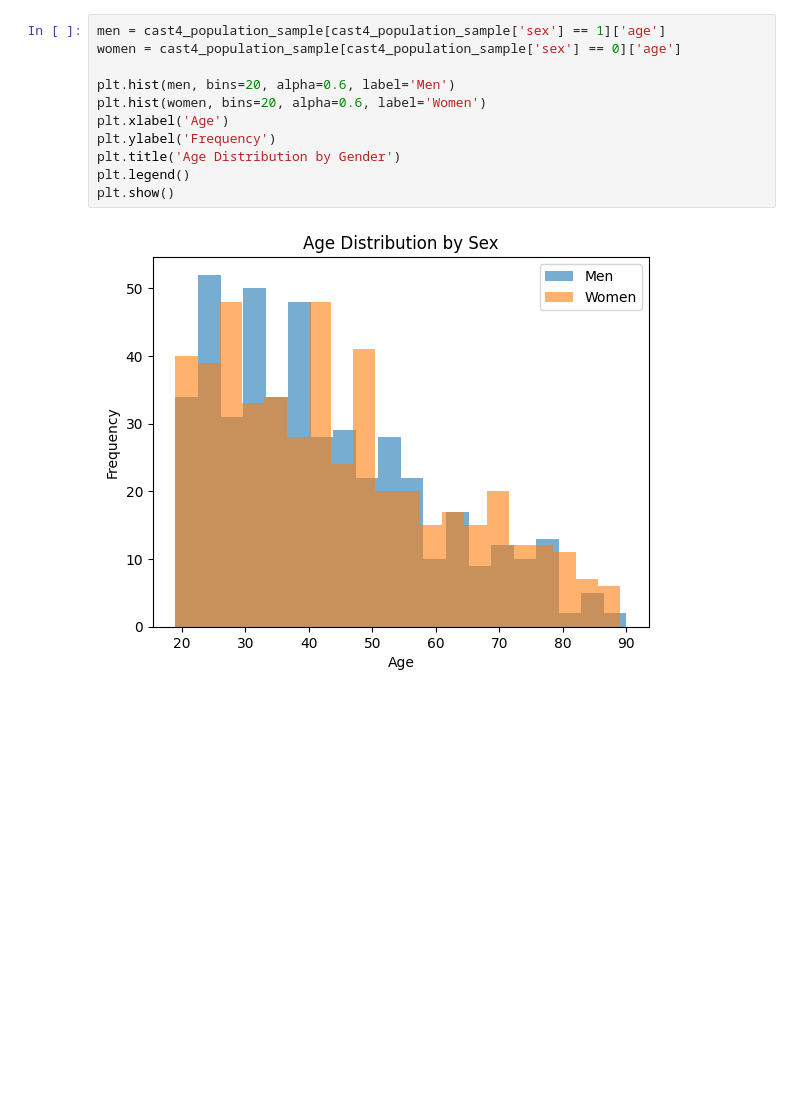
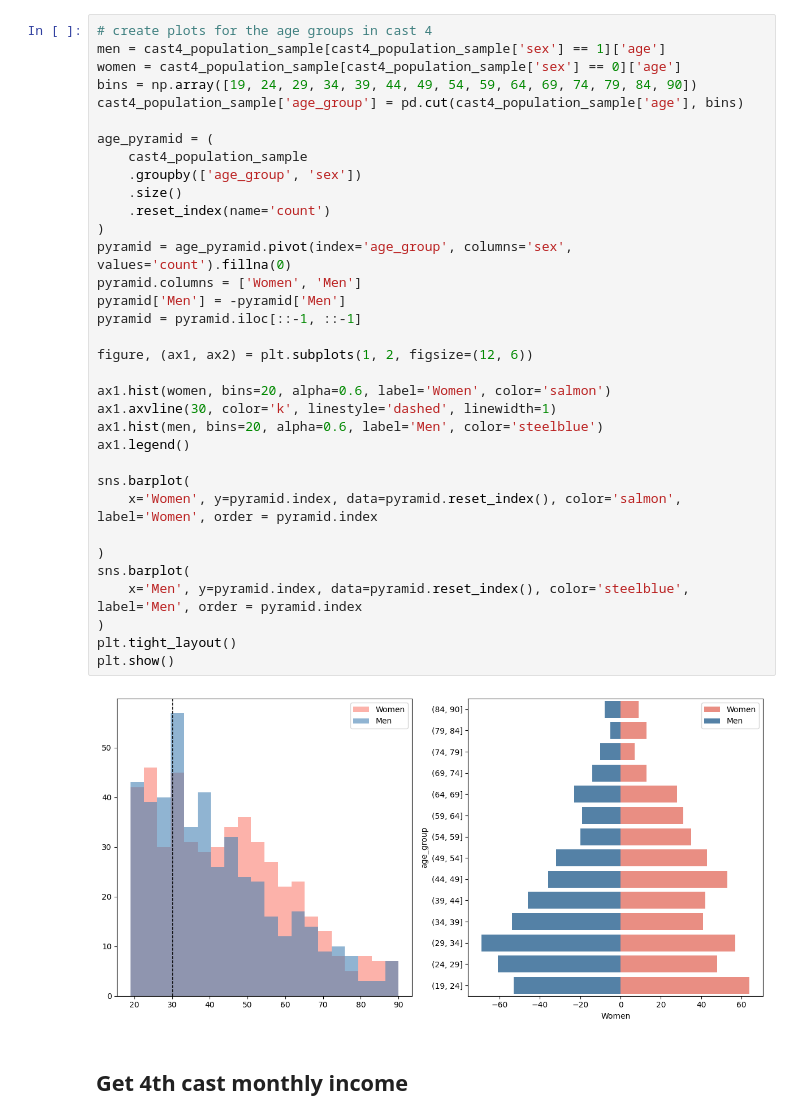
Before and after one commit to brownepres/world_building, a Jupyter notebook: simulate_population.ipynb, the cells around one changed output. Saved outputs shown, nothing was run; the diff lists cells and outputs as text; blank space fills up the shorter version.

Commit message:
finalized fourth cast age and gender simulation

```diff
--- a/simulate_population.ipynb
+++ b/simulate_population.ipynb
@@ -63,13 +66,38 @@ cast4_population_sample.head()
-# %%
-men = cast4_population_sample[cast4_population_sample['sex'] == 1]['age']
-women = cast4_population_sample[cast4_population_sample['sex'] == 0]['age']
-
-plt.hist(men, bins=20, alpha=0.6, label='Men')
-plt.hist(women, bins=20, alpha=0.6, label='Women')
-plt.xlabel('Age')
-plt.ylabel('Frequency')
-plt.title('Age Distribution by Gender')
-plt.legend()
-plt.show()
-# %% [output]
-[figure, removed]
+# %%
+# create plots for the age groups in cast 4
+men = cast4_population_sample[cast4_population_sample['sex'] == 1]['age']
+women = cast4_population_sample[cast4_population_sample['sex'] == 0]['age']
+bins = np.array([19, 24, 29, 34, 39, 44, 49, 54, 59, 64, 69, 74, 79, 84, 90])
+cast4_population_sample['age_group'] = pd.cut(cast4_population_sample['age'], bins)
+
+age_pyramid = (
+    cast4_population_sample
+    .groupby(['age_group', 'sex'])
+    .size()
+    .reset_index(name='count')
+)
+pyramid = age_pyramid.pivot(index='age_group', columns='sex', values='count').fillna(0)
+pyramid.columns = ['Women', 'Men']
+pyramid['Men'] = -pyramid['Men']
+pyramid = pyramid.iloc[::-1, ::-1]
+
+figure, (ax1, ax2) = plt.subplots(1, 2, figsize=(12, 6))
+
+ax1.hist(women, bins=20, alpha=0.6, label='Women', color='salmon')
+ax1.axvline(30, color='k', linestyle='dashed', linewidth=1)
+ax1.hist(men, bins=20, alpha=0.6, label='Men', color='steelblue')
+ax1.legend()
+
+sns.barplot(
+    x='Women', y=pyramid.index, data=pyramid.reset_index(), color='salmon', label='Women', order = pyramid.index
+
+)
+sns.barplot(
+    x='Men', y=pyramid.index, data=pyramid.reset_index(), color='steelblue', label='Men', order = pyramid.index
+)
+plt.tight_layout()
+plt.show()
+# %% [output]
+[figure, added]
+# %% [markdown]
+## Get 4th cast monthly income
```
Also changed, not shown: parts of 5 cells of this notebook.
